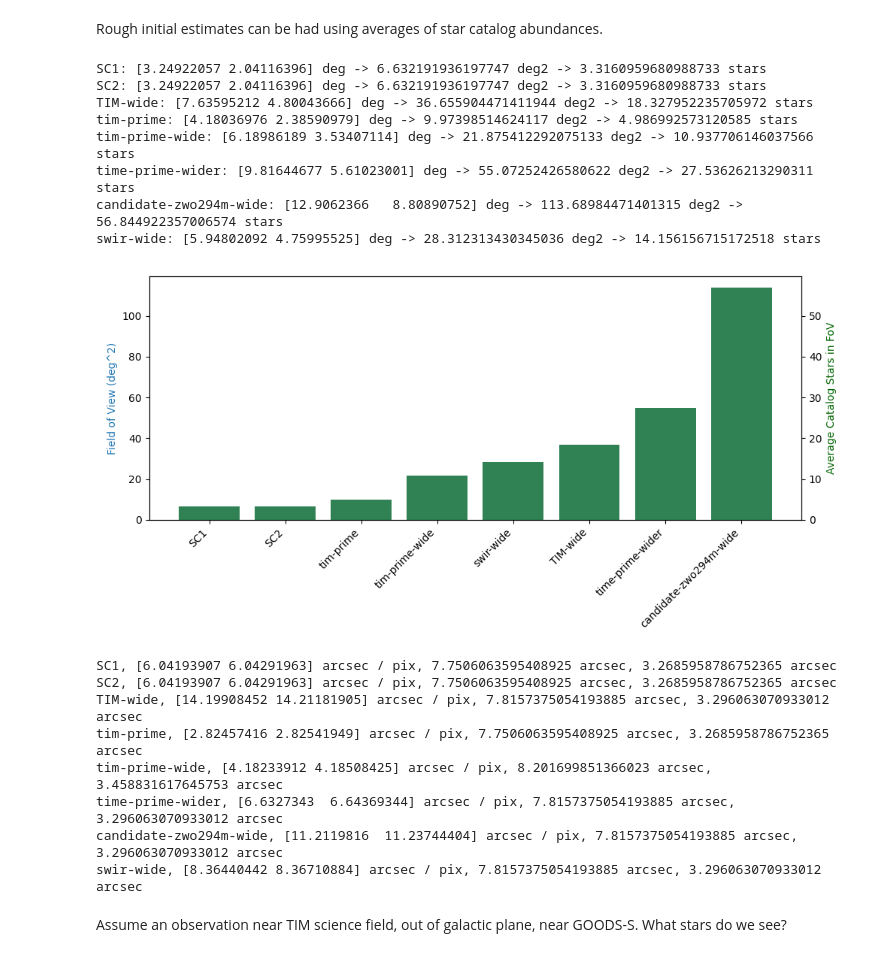
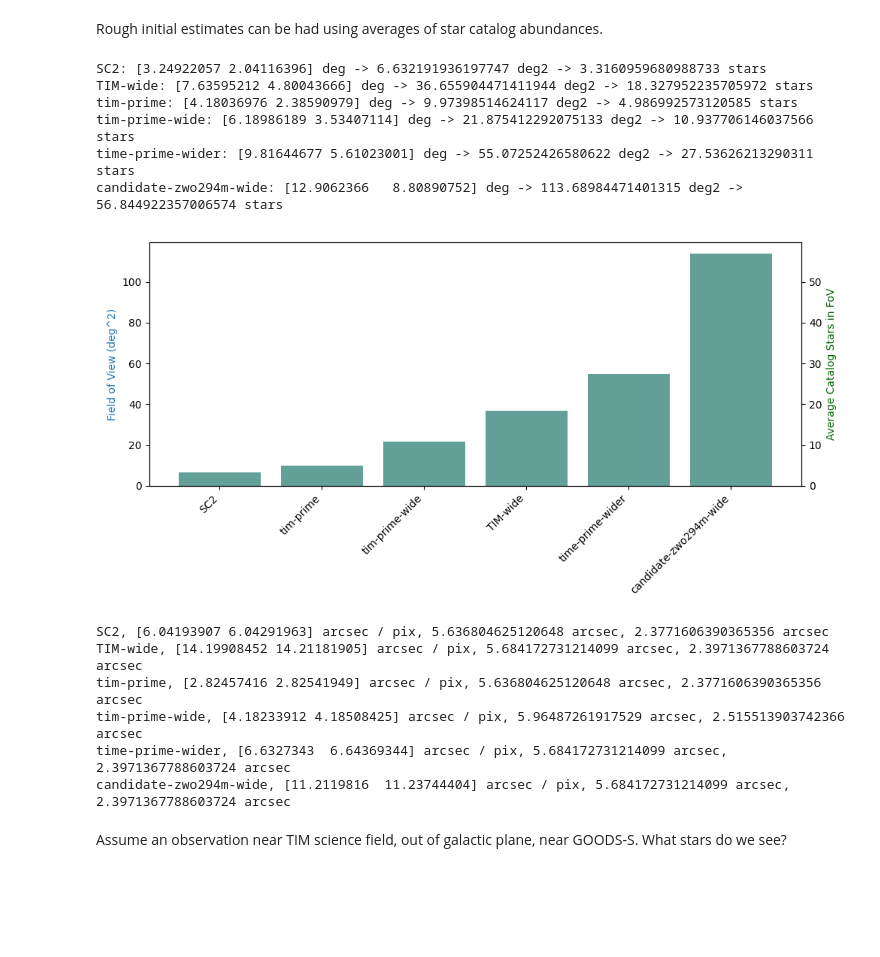
Before and after one commit to evanmayer/starcam-sim, a Jupyter notebook: starcam_trade_study.ipynb, the cells around one changed output. Cells and saved outputs as stored; diff of their text form; code cells hidden in the pictures; blank space fills up the shorter version.

```diff
--- a/starcam_trade_study.ipynb
+++ b/starcam_trade_study.ipynb
@@ -25,12 +28,19 @@ Could not import regions, which is required for some of the functionalities of t
 # %% [markdown]
 Rapidly explore different combinations of sensors, lenses, and filters to build the optimal star camera.
 # %%
-lambd = np.arange(400, 1805, 5) * u.nm
+lambd = np.arange(400, 1205, 5) * u.nm
+
+# filter library
+# Tycho2 V
+lambd_dat, tau = np.genfromtxt('./TYCHO_TYCHO.V.dat', dtype=float, unpack=True)
+lambd_dat = (lambd_dat * u.angstrom).to(u.nm)
+F0 = (3.99504e-9 * u.erg / u.s / u.cm**2 / u.angstrom).to(u.W / u.cm**2 / u.um)
+tycho_v = Filter(F0, tau_table=InterpolatableTable(lambd_dat, tau), name='Tycho V')
+
 # A good initial guess
 F0 = 1.2e-12 * u.W / (u.cm**2) / u.um # I-band, McLean 2008, Table 9.4
+nofilter = Filter(F0)
 
-# filter library
-nofilter = Filter(F0)
 red620 = Filter(
     F0,
     tau_table=InterpolatableTable(lambd, get_filter_transmission(lambd, center=620*u.nm, width=7*u.nm, max_transmission=0.9)),
@@ -305,7 +315,7 @@ cam_swir_wide = StarCamera(triton2_swir, canon_85_12, black850, name='swir-wide'
 cam_swir_ultrawide = StarCamera(triton2_swir, canon_50_12, black850, name='swir-ultrawide')
 
 cams = [
-    SC1,
+    # SC1,
     SC2,
     tim_wide,
     tim_prime,
@@ -320,7 +330,7 @@ cams = [
     # cam_qhy533m,
     # cam_qhy183m,
     # cam_swir,
-    cam_swir_wide,
+    # cam_swir_wide,
     # cam_swir_ultrawide,
     # cam_guide
 ]
@@ -401,50 +409,46 @@ I_band_stars_per_deg2 = 0.5 / u.deg**2 # Alexander+ 1999, I-band estimate
 
 fov_sort = np.argsort([(cam.fov[0] * cam.fov[1]).value for cam in cams])
 fig, fov_area_ax = plt.subplots(figsize=(10,5))
 fov_area_ax.bar(
     [cams[i].name for i in fov_sort],
     [cams[i].fov[0] * cams[i].fov[1] for i in fov_sort],
     color='C0',
-    alpha=0.6
+    alpha=0.5
 )
 fov_area_ax.set_ylabel('Field of View (deg^2)')
 fov_area_ax.yaxis.label.set_color('C0')
 plt.xticks(rotation=45, ha='right')
 avg_stars_ax = fov_area_ax.twinx()
 avg_stars_ax.bar(
     [cams[i].name for i in fov_sort],
     [((cams[i].fov[0] * cams[i].fov[1]) * I_band_stars_per_deg2) for i in fov_sort],
     color='darkgreen',
-    alpha=0.6
+    alpha=0.3
 )
 avg_stars_ax.set_ylabel('Average Catalog Stars in FoV')
 avg_stars_ax.yaxis.label.set_color('darkgreen')
 fig.tight_layout()
 
 for cam in cams:
     print(f'{cam.name}: {cam.fov} -> {cam.fov[0] * cam.fov[1]} -> {(cam.fov[0] * cam.fov[1]) * I_band_stars_per_deg2} stars')
 # %% [output]
-SC1: [3.24922057 2.04116396] deg -> 6.632191936197747 deg2 -> 3.3160959680988733 stars
 SC2: [3.24922057 2.04116396] deg -> 6.632191936197747 deg2 -> 3.3160959680988733 stars
 TIM-wide: [7.63595212 4.80043666] deg -> 36.655904471411944 deg2 -> 18.327952235705972 stars
 tim-prime: [4.18036976 2.38590979] deg -> 9.97398514624117 deg2 -> 4.986992573120585 stars
 tim-prime-wide: [6.18986189 3.53407114] deg -> 21.875412292075133 deg2 -> 10.937706146037566 stars
 time-prime-wider: [9.81644677 5.61023001] deg -> 55.07252426580622 deg2 -> 27.53626213290311 stars
 candidate-zwo294m-wide: [12.9062366   8.80890752] deg -> 113.68984471401315 deg2 -> 56.844922357006574 stars
-swir-wide: [5.94802092 4.75995525] deg -> 28.312313430345036 deg2 -> 14.156156715172518 stars
-[figure, old version]
+[figure, new version]
 # %%
 for cam in cams:
     print(f'{cam.name}, {cam.plate_scale}, {cam.lens.airy_diam(lambd).mean()}, {cam.lens.fwhm(lambd).mean()}')
 # %% [output]
-SC1, [6.04193907 6.04291963] arcsec / pix, 7.7506063595408925 arcsec, 3.2685958786752365 arcsec
-SC2, [6.04193907 6.04291963] arcsec / pix, 7.7506063595408925 arcsec, 3.2685958786752365 arcsec
-TIM-wide, [14.19908452 14.21181905] arcsec / pix, 7.8157375054193885 arcsec, 3.296063070933012 arcsec
-tim-prime, [2.82457416 2.82541949] arcsec / pix, 7.7506063595408925 arcsec, 3.2685958786752365 arcsec
-tim-prime-wide, [4.18233912 4.18508425] arcsec / pix, 8.201699851366023 arcsec, 3.458831617645753 arcsec
-time-prime-wider, [6.6327343  6.64369344] arcsec / pix, 7.8157375054193885 arcsec, 3.296063070933012 arcsec
-candidate-zwo294m-wide, [11.2119816  11.23744404] arcsec / pix, 7.8157375054193885 arcsec, 3.296063070933012 arcsec
-swir-wide, [8.36440442 8.36710884] arcsec / pix, 7.8157375054193885 arcsec, 3.296063070933012 arcsec
+SC2, [6.04193907 6.04291963] arcsec / pix, 5.636804625120648 arcsec, 2.3771606390365356 arcsec
+TIM-wide, [14.19908452 14.21181905] arcsec / pix, 5.684172731214099 arcsec, 2.3971367788603724 arcsec
+tim-prime, [2.82457416 2.82541949] arcsec / pix, 5.636804625120648 arcsec, 2.3771606390365356 arcsec
+tim-prime-wide, [4.18233912 4.18508425] arcsec / pix, 5.96487261917529 arcsec, 2.515513903742366 arcsec
+time-prime-wider, [6.6327343  6.64369344] arcsec / pix, 5.684172731214099 arcsec, 2.3971367788603724 arcsec
+candidate-zwo294m-wide, [11.2119816  11.23744404] arcsec / pix, 5.684172731214099 arcsec, 2.3971367788603724 arcsec
 # %% [markdown]
 Assume an observation near TIM science field, out of galactic plane, near GOODS-S. What stars do we see?
 # %%
```
Also changed, not shown: parts of 12 cells of this notebook.
